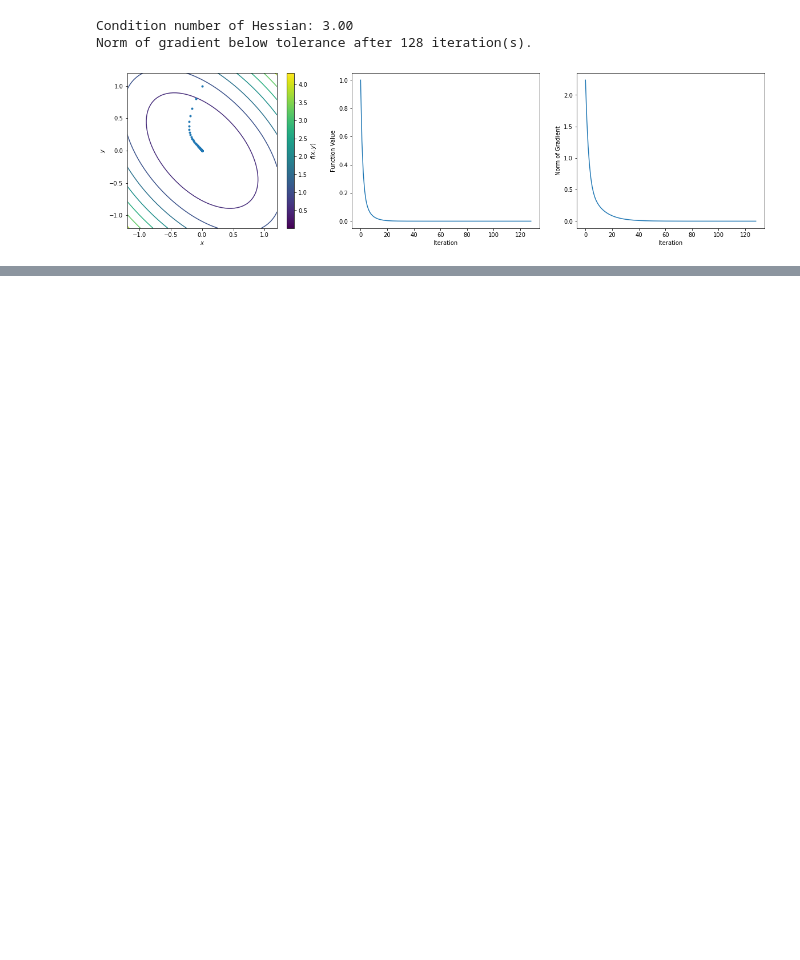
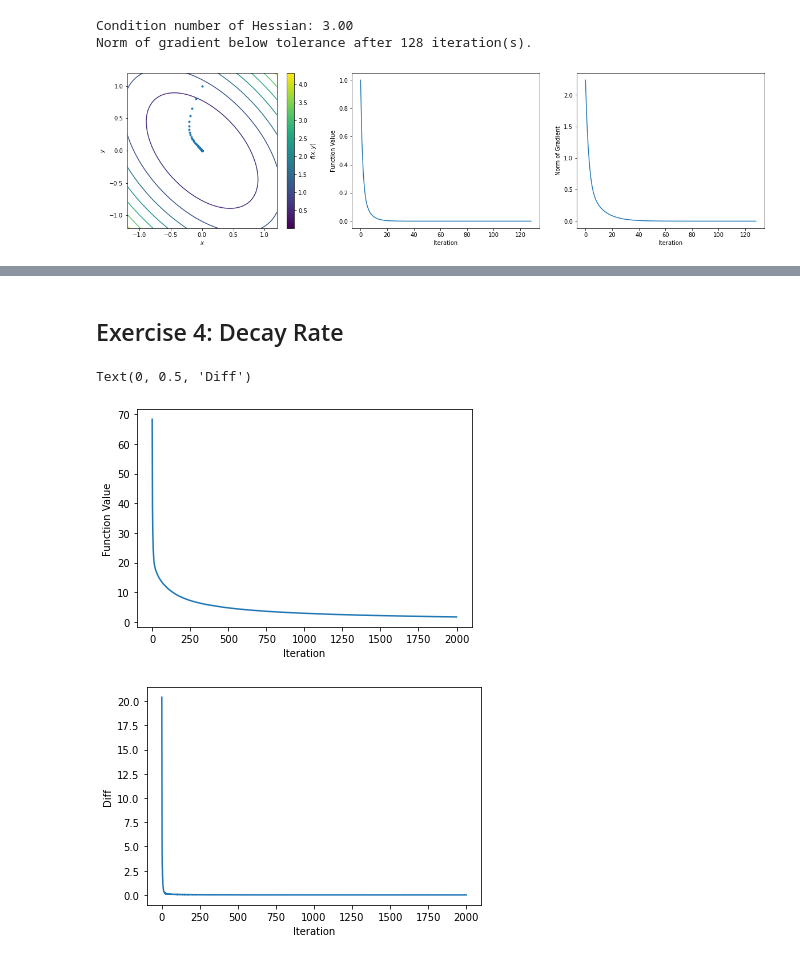
Before and after one commit to UW-AMO/neurohackademy, a Jupyter notebook: notebooks/Part1-IterativeMethods.ipynb, the cells around one changed output, grey strips where cells are left out. Drawn from its saved outputs; the diff is of its cells as text; code cells hidden in the pictures; blank space fills up the shorter version.

```diff
--- a/notebooks/Part1-IterativeMethods.ipynb
+++ b/notebooks/Part1-IterativeMethods.ipynb
@@ -147,0 +186,59 @@ Norm of gradient below tolerance after 128 iteration(s).
+# %% [markdown]
+## Exercise 4: Decay Rate
+# %%
+# 0/1 MNIST data from Peng's example
+
+train_images = np.load('Peng/data/train_images.npy')
+train_labels = np.load('Peng/data/train_labels.npy')
+
+A = train_images
+b = train_labels
+
+m, n = A.shape
+# %%
+# TODO
+# * Move function over to utils
+# * Move data over to main folder
+# * Figure out questions and good numbers to use
+# * Create a table to be filled out for comparison?
+# * add stopping criteria
+# * create nicer plots
+
+# Parameters to fiddle with: step, decay, batch_size
+
+# Batch-size: tradeoff between variance and time?
+# Step size: Diverge or never converge
+# Decay: Iterations vs. solution value
+
+# Iterate
+np.random.seed(1)
+step = 5e-3
+decay = None
+batch_size = m
+max_iter = 1000
+x = np.random.randn(n)
+f = np.zeros(max_iter+1)
+f[0] = np.linalg.norm(A.dot(x) - b)**2/m
+diff = np.zeros(max_iter)
+x = np.random.randn(n)
+for kk in range(max_iter):
+    idx = np.random.randint(0, m, batch_size)
+    x_old = x
+    x = x - 2*step/batch_size*np.transpose(A[idx, :]).dot(A[idx, :].dot(x) - b[idx])
+    f[kk + 1] = np.linalg.norm(A.dot(x) - b)**2/m
+    diff[kk] = np.abs(f[kk + 1] - f[kk])
+    if decay is not None:
+        step = step/(1 + decay*kk)
+
+plt.plot(f)
+plt.xlabel('Iteration')
+plt.ylabel('Function Value')
+
+plt.figure()
+plt.plot(diff)
+plt.xlabel('Iteration')
+plt.ylabel('Diff')
+# %% [output]
+Text(0, 0.5, 'Diff')
+[figure, added]
+[figure, added]
```
Also changed, not shown: parts of 5 cells of this notebook, 1 other file.
